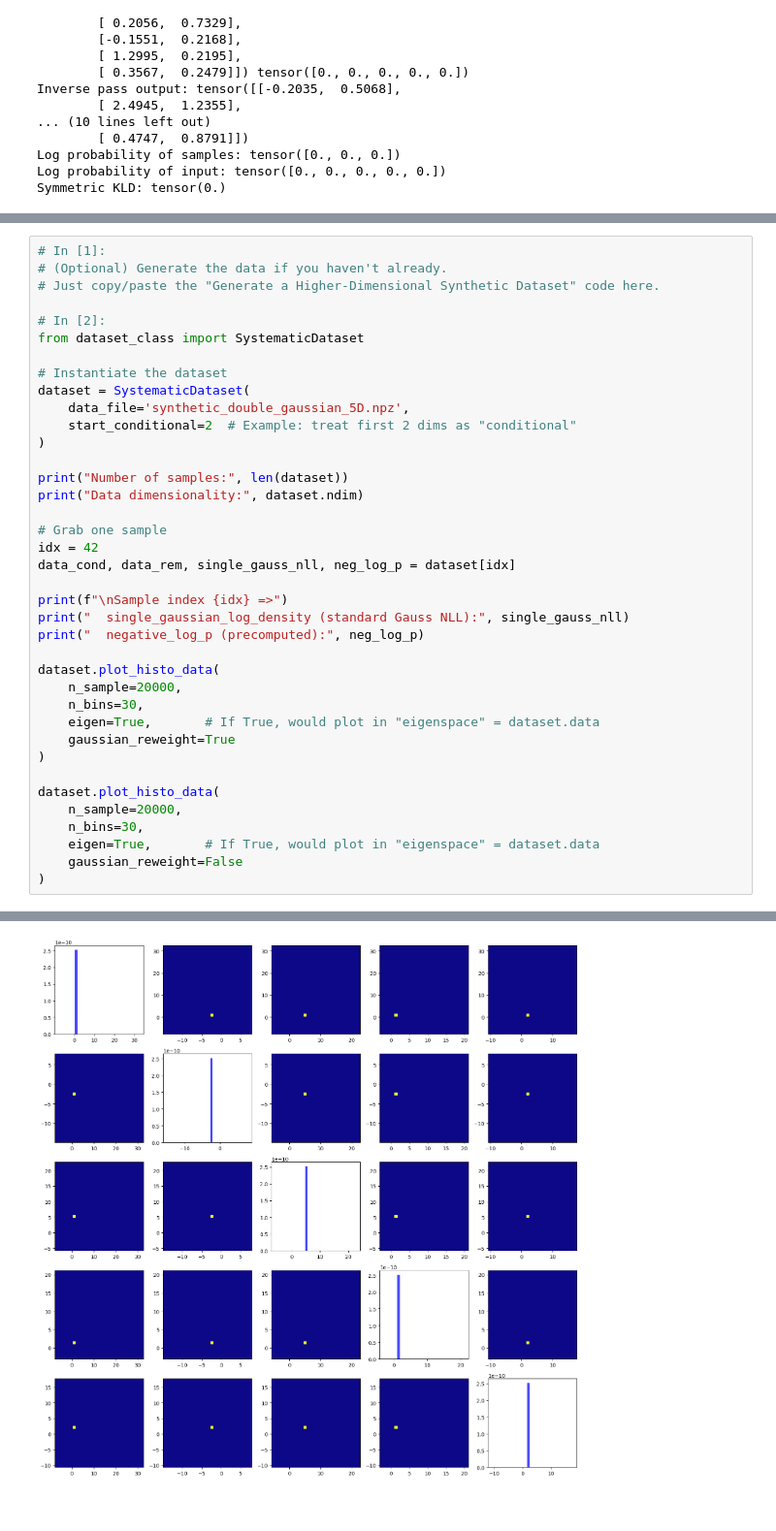
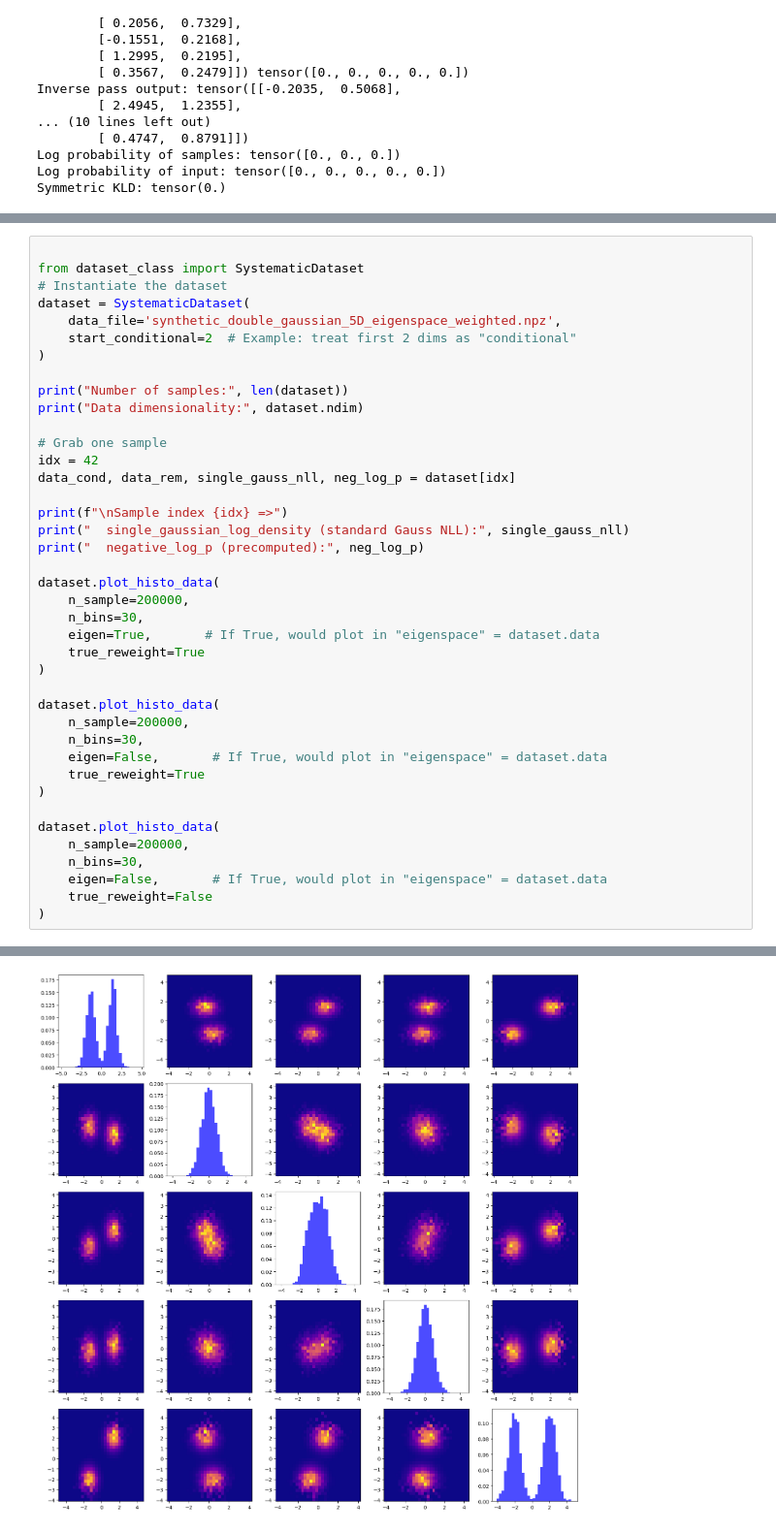
Before and after one commit to Mathiaselbaz/systematics_study_nflows, a Jupyter notebook: utils/test_classes.ipynb, the cells around one changed output, grey strips where cells are left out. Shown at 97% size. Drawn from its saved outputs; the diff is of its cells as text.

```diff
--- a/utils/test_classes.ipynb
+++ b/utils/test_classes.ipynb
@@ -193,14 +191,9 @@ Gaussian Approximation Covariance:
 # %%
-# In [1]:
-# (Optional) Generate the data if you haven't already.
-# Just copy/paste the "Generate a Higher-Dimensional Synthetic Dataset" code here.
 
-# In [2]:
 from dataset_class import SystematicDataset
-
 # Instantiate the dataset
 dataset = SystematicDataset(
-    data_file='synthetic_double_gaussian_5D.npz',
+    data_file='synthetic_double_gaussian_5D_eigenspace_weighted.npz',
     start_conditional=2  # Example: treat first 2 dims as "conditional"
 )
 
@@ -216,16 +209,23 @@ print("  single_gaussian_log_density (standard Gauss NLL):", single_gauss_nll)
 print("  negative_log_p (precomputed):", neg_log_p)
 
 dataset.plot_histo_data(
-    n_sample=20000,
+    n_sample=200000,
     n_bins=30,
     eigen=True,       # If True, would plot in "eigenspace" = dataset.data
-    gaussian_reweight=True
+    true_reweight=True
 )
 
 dataset.plot_histo_data(
-    n_sample=20000,
+    n_sample=200000,
     n_bins=30,
-    eigen=True,       # If True, would plot in "eigenspace" = dataset.data
-    gaussian_reweight=False
+    eigen=False,       # If True, would plot in "eigenspace" = dataset.data
+    true_reweight=True
 )
+
+dataset.plot_histo_data(
+    n_sample=200000,
+    n_bins=30,
+    eigen=False,       # If True, would plot in "eigenspace" = dataset.data
+    true_reweight=False
+)
 # %% [output]
@@ -238 +240 @@ Sample index 42 =>
-[figure, old version]
+[figure, new version]
```
Also changed, not shown: parts of 8 cells of this notebook, 9 other files.
